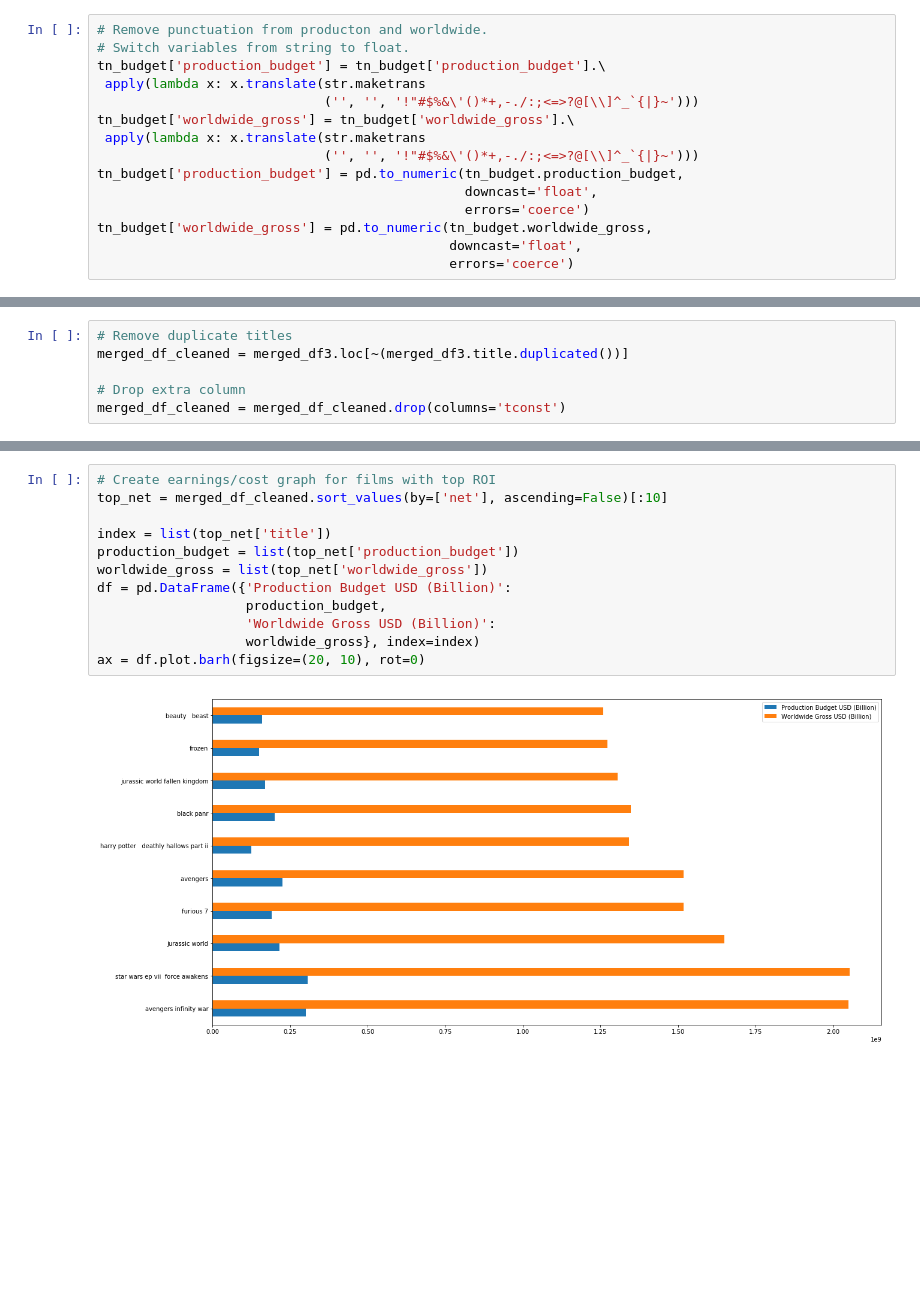
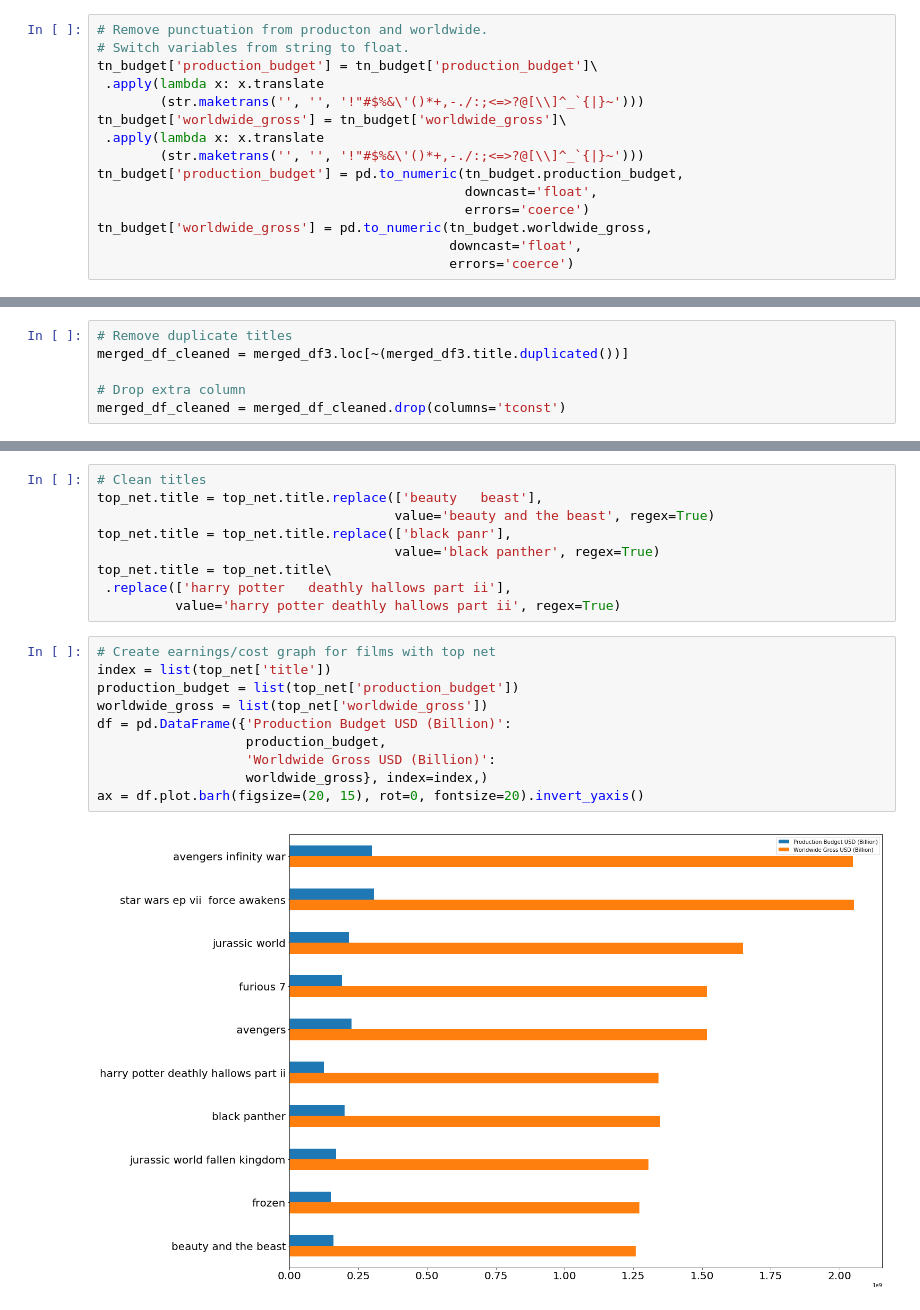
Before and after one commit to khayes847/mod-1-project, a Jupyter notebook: Project_Kyle-Copy_Final-Pep8.ipynb, the cells around one changed output, grey strips where cells are left out. Cells and saved outputs as stored; diff of their text form; blank space fills up the shorter version.

```diff
--- a/Project_Kyle-Copy_Final-Pep8.ipynb
+++ b/Project_Kyle-Copy_Final-Pep8.ipynb
@@ -21,12 +21,12 @@ imbd_principals = pd.read_csv('Data/Zipped_Data/imdb.title.principals.csv.gz',
 # %%
 # Remove punctuation from producton and worldwide.
 # Switch variables from string to float.
-tn_budget['production_budget'] = tn_budget['production_budget'].\
- apply(lambda x: x.translate(str.maketrans
-                             ('', '', '!"#$%&\'()*+,-./:;<=>?@[\\]^_`{|}~')))
-tn_budget['worldwide_gross'] = tn_budget['worldwide_gross'].\
- apply(lambda x: x.translate(str.maketrans
-                             ('', '', '!"#$%&\'()*+,-./:;<=>?@[\\]^_`{|}~')))
+tn_budget['production_budget'] = tn_budget['production_budget']\
+ .apply(lambda x: x.translate
+        (str.maketrans('', '', '!"#$%&\'()*+,-./:;<=>?@[\\]^_`{|}~')))
+tn_budget['worldwide_gross'] = tn_budget['worldwide_gross']\
+ .apply(lambda x: x.translate
+        (str.maketrans('', '', '!"#$%&\'()*+,-./:;<=>?@[\\]^_`{|}~')))
 tn_budget['production_budget'] = pd.to_numeric(tn_budget.production_budget,
                                                downcast='float',
                                                errors='coerce')
@@ -168,16 +188,23 @@ merged_df_cleaned.loc[merged_df_cleaned.title == 'gods not dead']
+# %%
+# Clean titles
+top_net.title = top_net.title.replace(['beauty   beast'],
+                                      value='beauty and the beast', regex=True)
+top_net.title = top_net.title.replace(['black panr'],
+                                      value='black panther', regex=True)
+top_net.title = top_net.title\
+ .replace(['harry potter   deathly hallows part ii'],
+          value='harry potter deathly hallows part ii', regex=True)
 # %%
-# Create earnings/cost graph for films with top ROI
-top_net = merged_df_cleaned.sort_values(by=['net'], ascending=False)[:10]
-
+# Create earnings/cost graph for films with top net
 index = list(top_net['title'])
 production_budget = list(top_net['production_budget'])
 worldwide_gross = list(top_net['worldwide_gross'])
 df = pd.DataFrame({'Production Budget USD (Billion)':
                    production_budget,
                    'Worldwide Gross USD (Billion)':
-                   worldwide_gross}, index=index)
-ax = df.plot.barh(figsize=(20, 10), rot=0)
+                   worldwide_gross}, index=index,)
+ax = df.plot.barh(figsize=(20, 15), rot=0, fontsize=20).invert_yaxis()
 # %% [output]
-[figure, old version]
+[figure, new version]
 # %%
 # Create earnings/cost graph for films with top ROI
```
Also changed, not shown: parts of 15 cells of this notebook, 10 other files.
